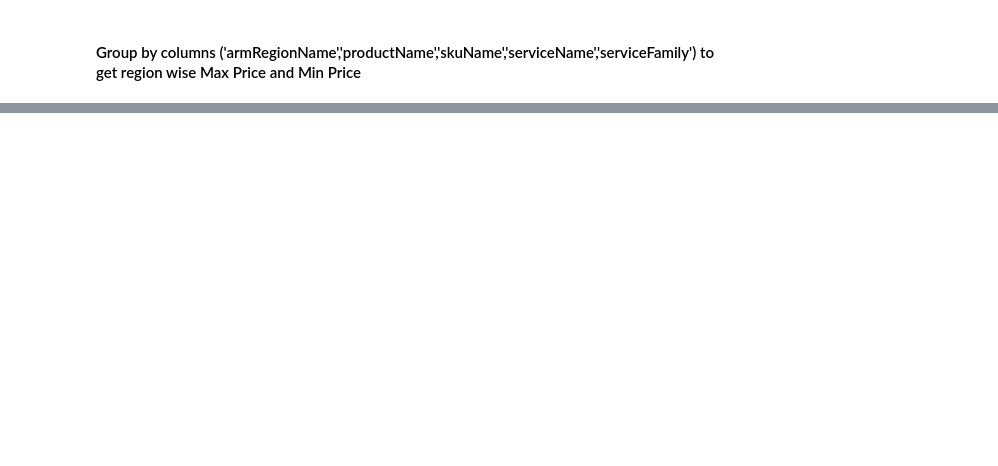
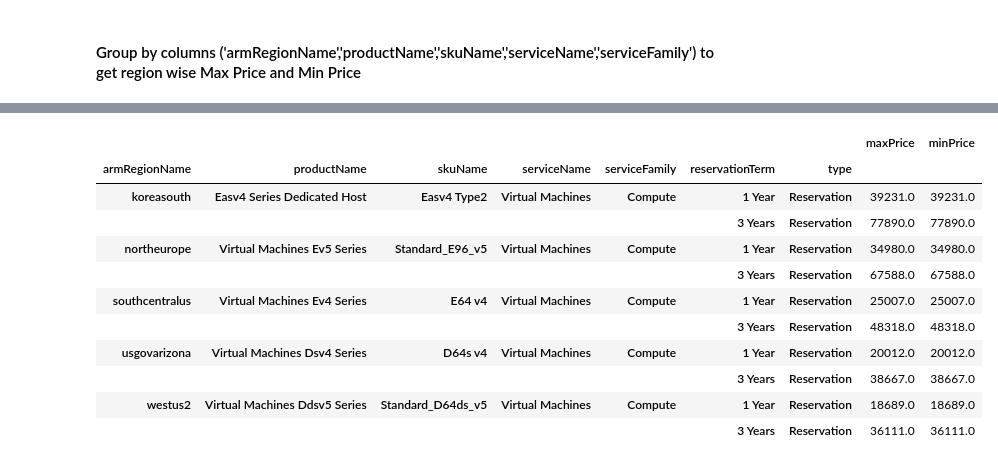
Before and after one commit to aicoe-aiops/cloud-price-analysis-public, a Jupyter notebook: notebooks/experimental/cloud_price_analysis_azure.ipynb, the cells around one changed output, grey strips where cells are left out. Saved outputs shown, nothing was run; the diff lists cells and outputs as text; code cells hidden in the pictures; blank space fills up the shorter version.

```diff
--- a/notebooks/experimental/cloud_price_analysis_azure.ipynb
+++ b/notebooks/experimental/cloud_price_analysis_azure.ipynb
@@ -217,0 +217,3 @@ high_price
+# %%
+df_reservation = df_items_2.loc[(df_items_2["type"] == "Reservation")]
+df_reservation
@@ -217,0 +233,15 @@ high_price
+# %%
+dfi_reservation = df_reservation[
+    [
+        "armRegionName",
+        "productName",
+        "skuName",
+        "retailPrice",
+        "currencyCode",
+        "serviceName",
+        "serviceFamily",
+        "reservationTerm",
+        "type",
+    ]
+]
+dfi_reservation
@@ -217,0 +260,26 @@ high_price
+# %%
+result_reservation = dfi_reservation.groupby(
+    [
+        "armRegionName",
+        "productName",
+        "skuName",
+        "serviceName",
+        "serviceFamily",
+        "reservationTerm",
+        "type",
+    ]
+).agg(maxPrice=("retailPrice", "max"), minPrice=("retailPrice", "min"))
+result_reservation
+# %% [output]
+|  |  |  |  |  |  |  | maxPrice | minPrice |
+| armRegionName | productName | skuName | serviceName | serviceFamily | reservationTerm | type |  |  |
+| koreasouth | Easv4 Series Dedicated Host | Easv4 Type2 | Virtual Machines | Compute | 1 Year | Reservation | 39231.0 | 39231.0 |
+|  |  |  |  |  | 3 Years | Reservation | 77890.0 | 77890.0 |
+| northeurope | Virtual Machines Ev5 Series | Standard_E96_v5 | Virtual Machines | Compute | 1 Year | Reservation | 34980.0 | 34980.0 |
+|  |  |  |  |  | 3 Years | Reservation | 67588.0 | 67588.0 |
+| southcentralus | Virtual Machines Ev4 Series | E64 v4 | Virtual Machines | Compute | 1 Year | Reservation | 25007.0 | 25007.0 |
+|  |  |  |  |  | 3 Years | Reservation | 48318.0 | 48318.0 |
+| usgovarizona | Virtual Machines Dsv4 Series | D64s v4 | Virtual Machines | Compute | 1 Year | Reservation | 20012.0 | 20012.0 |
+|  |  |  |  |  | 3 Years | Reservation | 38667.0 | 38667.0 |
+| westus2 | Virtual Machines Ddsv5 Series | Standard_D64ds_v5 | Virtual Machines | Compute | 1 Year | Reservation | 18689.0 | 18689.0 |
+|  |  |  |  |  | 3 Years | Reservation | 36111.0 | 36111.0 |
```
Also changed, not shown: parts of 29 cells of this notebook.
